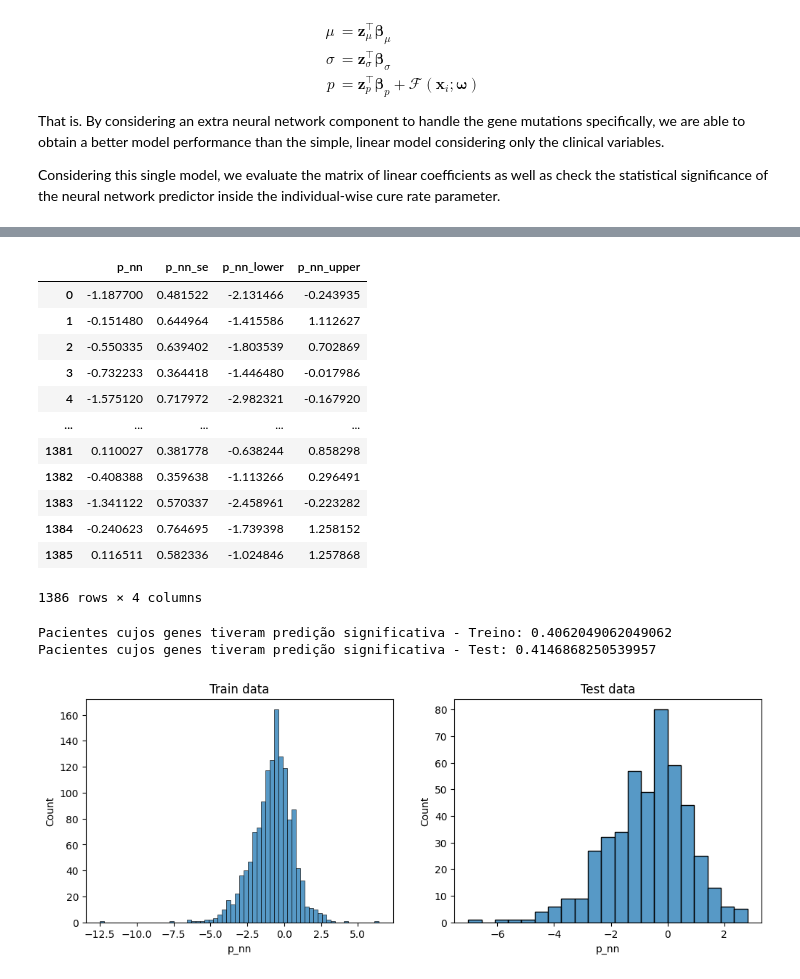
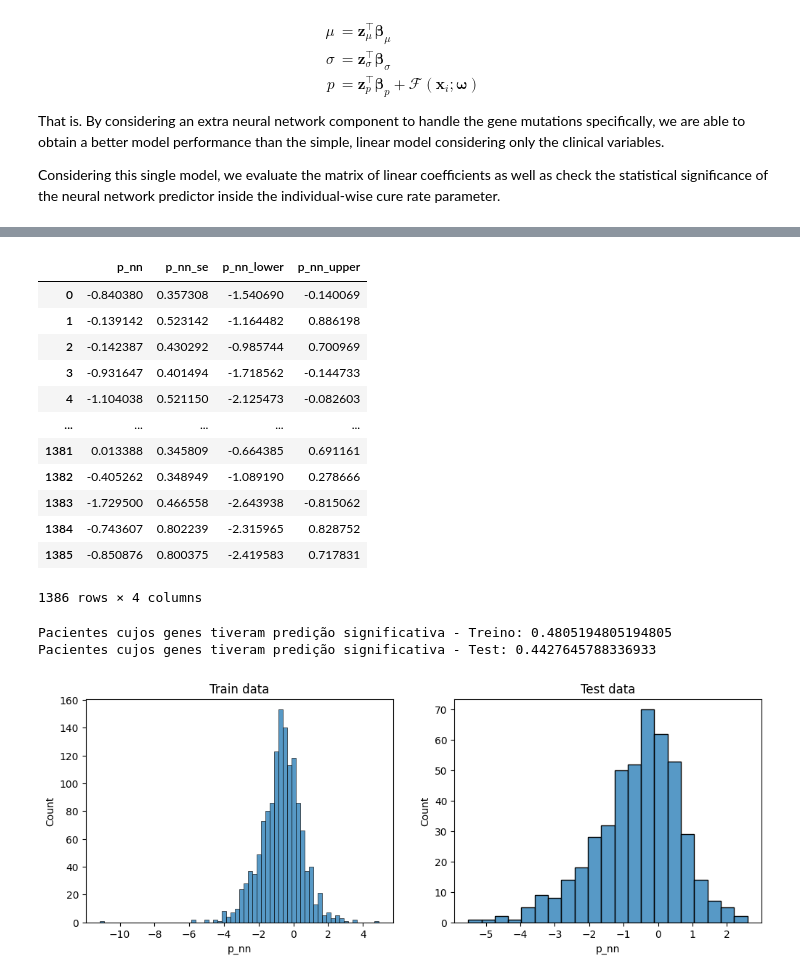
Before and after one commit to nhilariosilva/metabric_aft_models, a Jupyter notebook: notebooks/Holdout Analysis.ipynb, the cells around one changed output, grey strips where cells are left out. Cells and saved outputs as stored; diff of their text form; code cells hidden in the pictures.

```diff
--- a/notebooks/Holdout Analysis.ipynb
+++ b/notebooks/Holdout Analysis.ipynb
@@ -412,21 +412,21 @@ As a list of input values, x, was not provided, obtaining the covariances only f
 # %%
-p_nn_summary_train = ll_model3.summary(X_train_nn).iloc[:,-4:]
+p_nn_summary_train = ln_model3.summary(X_train_nn).iloc[:,-4:]
 display(p_nn_summary_train)
 
-p_nn_summary_test = ll_model3.summary(X_test_nn).iloc[:,-4:]
+p_nn_summary_test = ln_model3.summary(X_test_nn).iloc[:,-4:]
 # %% [output]
 |  | p_nn | p_nn_se | p_nn_lower | p_nn_upper |
-| 0 | -1.187700 | 0.481522 | -2.131466 | -0.243935 |
-| 1 | -0.151480 | 0.644964 | -1.415586 | 1.112627 |
-| 2 | -0.550335 | 0.639402 | -1.803539 | 0.702869 |
-| 3 | -0.732233 | 0.364418 | -1.446480 | -0.017986 |
-| 4 | -1.575120 | 0.717972 | -2.982321 | -0.167920 |
+| 0 | -0.840380 | 0.357308 | -1.540690 | -0.140069 |
+| 1 | -0.139142 | 0.523142 | -1.164482 | 0.886198 |
+| 2 | -0.142387 | 0.430292 | -0.985744 | 0.700969 |
+| 3 | -0.931647 | 0.401494 | -1.718562 | -0.144733 |
+| 4 | -1.104038 | 0.521150 | -2.125473 | -0.082603 |
 | ... | ... | ... | ... | ... |
-| 1381 | 0.110027 | 0.381778 | -0.638244 | 0.858298 |
-| 1382 | -0.408388 | 0.359638 | -1.113266 | 0.296491 |
-| 1383 | -1.341122 | 0.570337 | -2.458961 | -0.223282 |
-| 1384 | -0.240623 | 0.764695 | -1.739398 | 1.258152 |
-| 1385 | 0.116511 | 0.582336 | -1.024846 | 1.257868 |
+| 1381 | 0.013388 | 0.345809 | -0.664385 | 0.691161 |
+| 1382 | -0.405262 | 0.348949 | -1.089190 | 0.278666 |
+| 1383 | -1.729500 | 0.466558 | -2.643938 | -0.815062 |
+| 1384 | -0.743607 | 0.802239 | -2.315965 | 0.828752 |
+| 1385 | -0.850876 | 0.800375 | -2.419583 | 0.717831 |
 1386 rows × 4 columns
 # %%
 # Identify patients for which their corresponding genes were statistically significant for their prediction
@@ -445,7 +445,7 @@ ax[0].set_title("Train data")
 ax[1].set_title("Test data")
 plt.show()
 # %% [output]
-Pacientes cujos genes tiveram predição significativa - Treino: 0.4062049062049062
-Pacientes cujos genes tiveram predição significativa - Test: 0.4146868250539957
+Pacientes cujos genes tiveram predição significativa - Treino: 0.4805194805194805
+Pacientes cujos genes tiveram predição significativa - Test: 0.4427645788336933
-[figure, old version]
+[figure, new version]
 # %%
```
Also changed, not shown: parts of 8 cells of this notebook, 1 other file.
